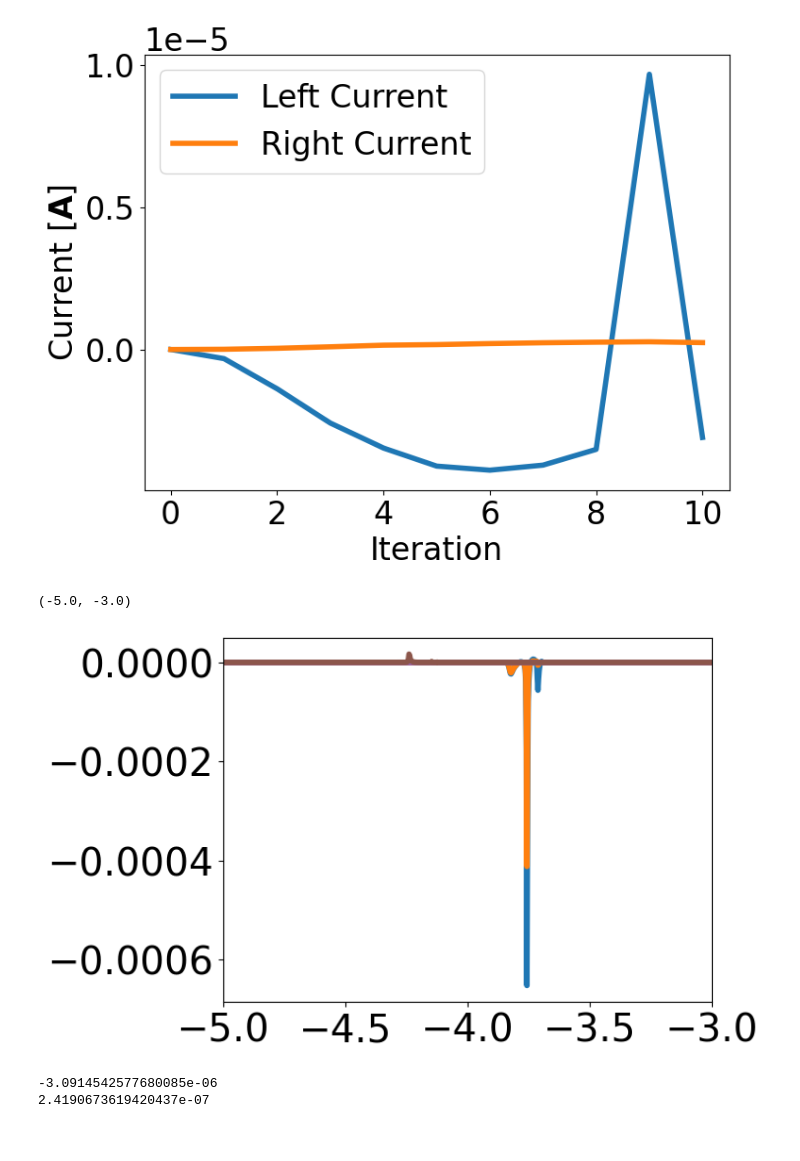
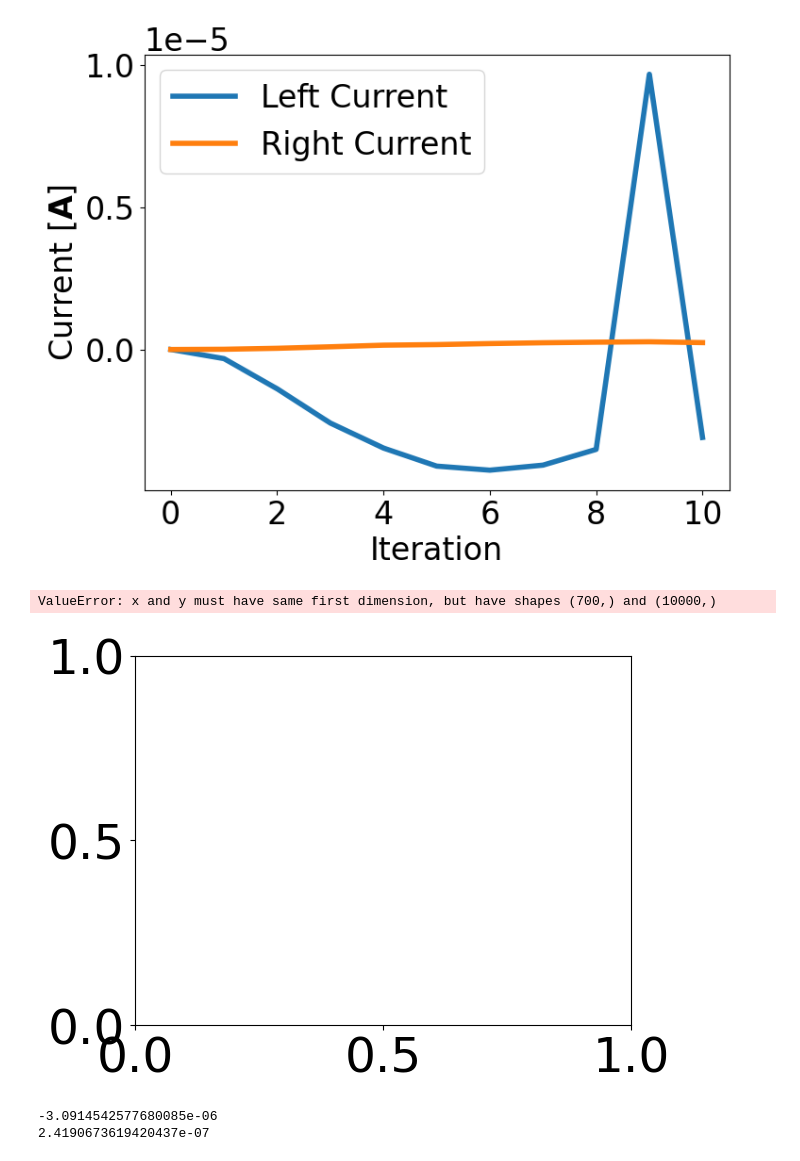
Before and after one commit to Nano-TCAD/QuaTrEx, a Jupyter notebook: quatrex/results/80TFET72/analysis.ipynb, the cells around one changed output. Drawn from its saved outputs; the diff is of its cells as text; code cells hidden in the pictures.

```diff
--- a/quatrex/results/80TFET72/analysis.ipynb
+++ b/quatrex/results/80TFET72/analysis.ipynb
@@ -283,18 +283,18 @@ plt.show()
 Conservation condition satisfied at iteration 0
 [figure]
 # %%
-iter = 5
+iter = 2
 IDE_temp = np.loadtxt('IDE_' + str(iter) + '.dat').view(complex)
 plt.plot(E, IDE_temp.real[:,0], label = 'Left Current', linewidth = 4)
 # plt.plot(E, IDE_temp.real[:,1], label = 'Left Current', linewidth = 4)
 # plt.plot(E, IDE_temp.real[:,3], label = 'Left Current', linewidth = 4)
 # plt.plot(E, IDE_temp.real[:,5], label = 'Left Current', linewidth = 4)
 # plt.plot(E, IDE_temp.real[:,7], label = 'Left Current', linewidth = 4)
 plt.plot(E, IDE_temp.real[:,-2], label = 'Right Current', linewidth = 4)
 plt.xlim(-5, -3)
 # %% [output]
-(-5.0, -3.0)
+ValueError: x and y must have same first dimension, but have shapes (700,) and (10000,)
-[figure, old version]
+[figure, new version]
 # %%
 iter = 10
 IDE_temp = np.loadtxt('IDE_' + str(iter) + '.dat').view(complex)
```
Also changed, not shown: parts of 8 cells of this notebook, 3 other files.
